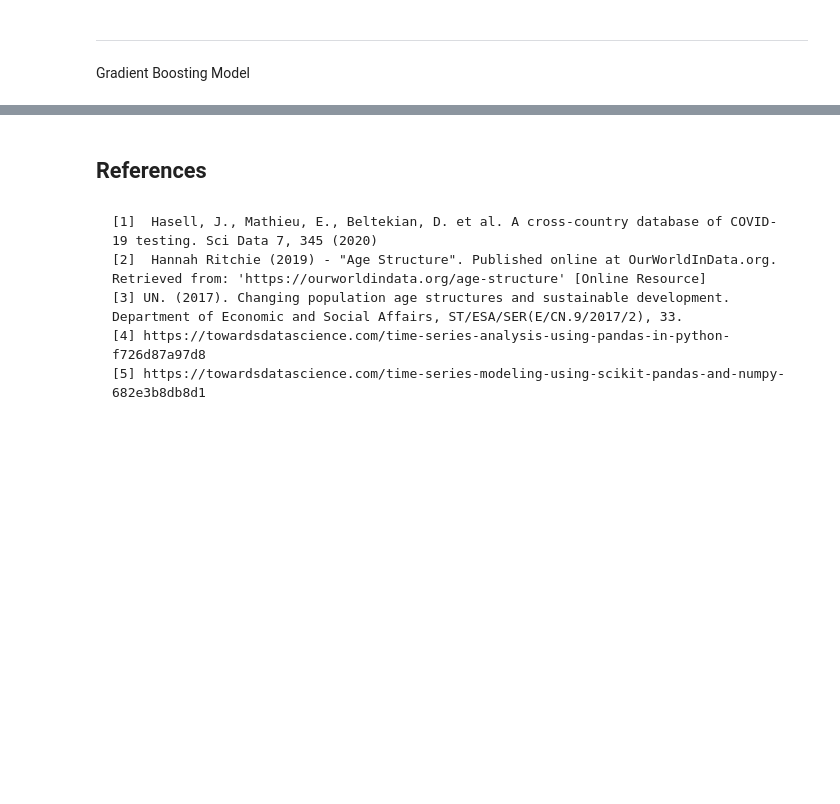
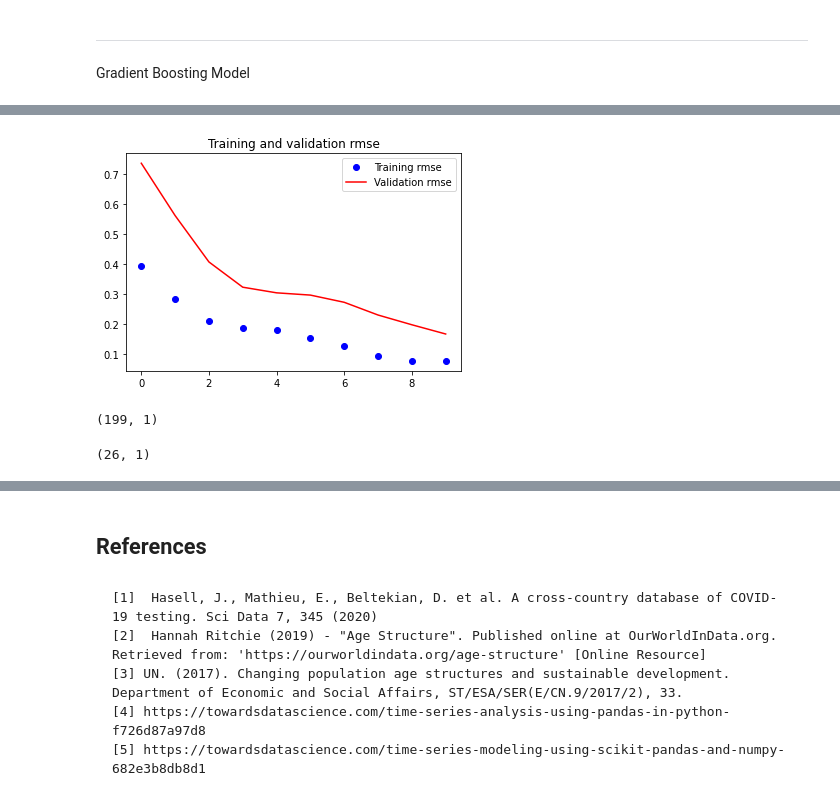
Before and after one commit to martinsM17/Covid19_Testing_Data, a Jupyter notebook: pipeline_analysis.ipynb, the cells around one changed output, grey strips where cells are left out. Drawn from its saved outputs; the diff is of its cells as text; code cells hidden in the pictures; blank space fills up the shorter version.

```diff
--- a/pipeline_analysis.ipynb
+++ b/pipeline_analysis.ipynb
@@ -2700,0 +3293,16 @@ plt.plot(Malawi.index[-y_true.size:], y_pred, color='orange')
+# %%
+rmse = history.history['root_mean_squared_error']
+val_rmse = history.history['val_root_mean_squared_error']
+
+epochs = range(len(rmse))
+
+plt.figure()
+
+plt.plot(epochs, rmse, 'bo', label='Training rmse')
+plt.plot(epochs, val_rmse, 'r', label='Validation rmse')
+plt.title('Training and validation rmse')
+plt.legend()
+
+plt.show()
+# %% [output]
+[figure, added]
@@ -2700,0 +3312,10 @@ plt.plot(Malawi.index[-y_true.size:], y_pred, color='orange')
+# %%
+print(predictions_train.shape)
+#predictions_train
+# %% [output]
+(199, 1)
+# %%
+print(predictions_future.shape)
+#predictions_future
+# %% [output]
+(26, 1)
```
Also changed, not shown: parts of 126 cells of this notebook.
